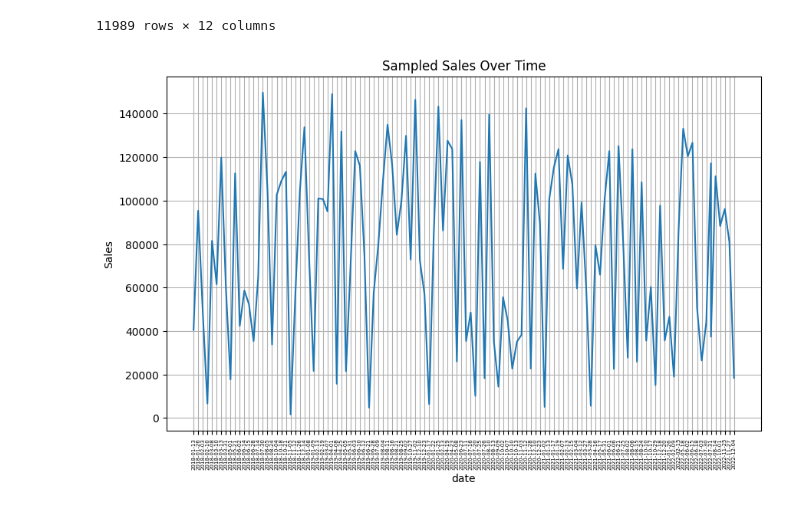
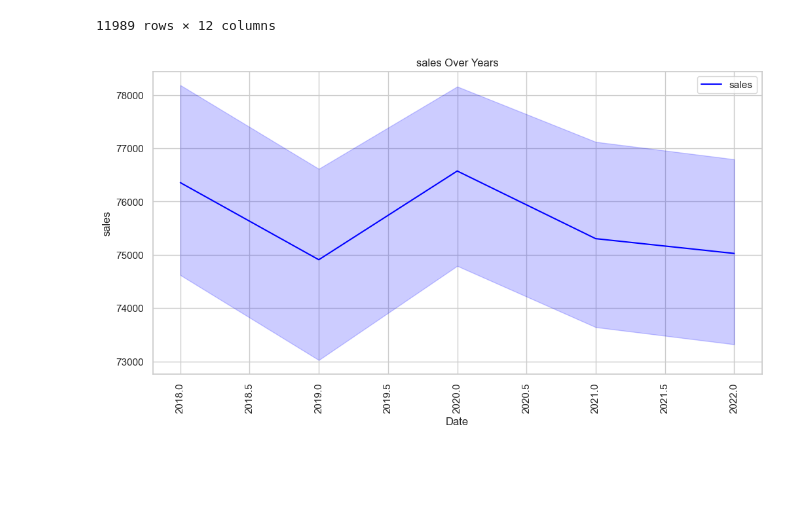
Before and after one commit to OUM124/Analysis-of-the-Campaign-Marketing, a Jupyter notebook: part1.ipynb, the cells around one changed output. Drawn from its saved outputs; the diff is of its cells as text; code cells hidden in the pictures; blank space fills up the shorter version.

```diff
--- a/part1.ipynb
+++ b/part1.ipynb
@@ -497,19 +497,19 @@ data
 | 11996 | Vf8403 | 2020-07-21 | Online Advertising | East | 46-55 | Male | 4728.01 | 59.0 | ... |
 | 11997 | Ap3780 | 2018-08-14 | Online Advertising | West | 26-35 | Female | 36322.69 | 76.0 | ... |
 11989 rows × 12 columns
-# %%
-sample_size = int(0.01 * len(data))
-sampled_data = data.iloc[:sample_size]
-sampled_data = sampled_data.sort_values(by='date')
-
-# Plot the time series graph
-plt.figure(figsize=(10, 6))
-plt.plot(sampled_data['date'], sampled_data['sales'])
-plt.title('Sampled Sales Over Time')
-plt.xlabel('date')
-plt.xticks(rotation=90, fontsize=5)
-plt.ylabel('Sales')
-plt.grid(True)
-plt.show()
-# %% [output]
-[figure, removed]
+# %%
+# Assuming data is your DataFrame
+data['date'] = pd.to_datetime(data['date'], format='%Y-%m-%d')
+sns.set(style="whitegrid")
+data['year'] = data['date'].dt.year
+plt.figure(figsize=(12, 6))
+sns.lineplot(data=data, x='year', y='sales', label='sales', color='blue')
+
+# Adding labels and title
+plt.xlabel('Date')
+plt.ylabel('sales')
+plt.title('sales Over Years')
+plt.xticks(rotation=90)
+plt.show()
+# %% [output]
+[figure, added]
```
Also changed, not shown: parts of 8 cells of this notebook.
